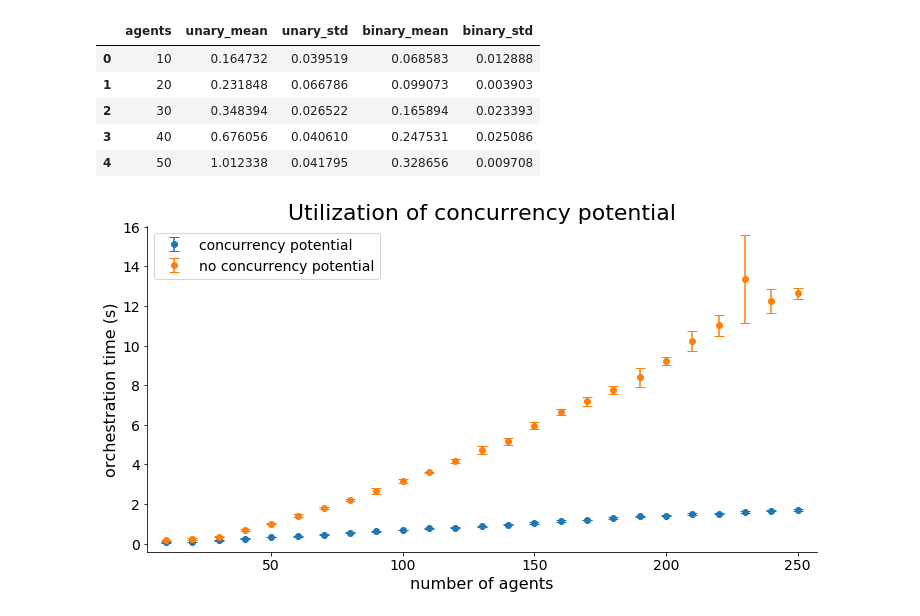
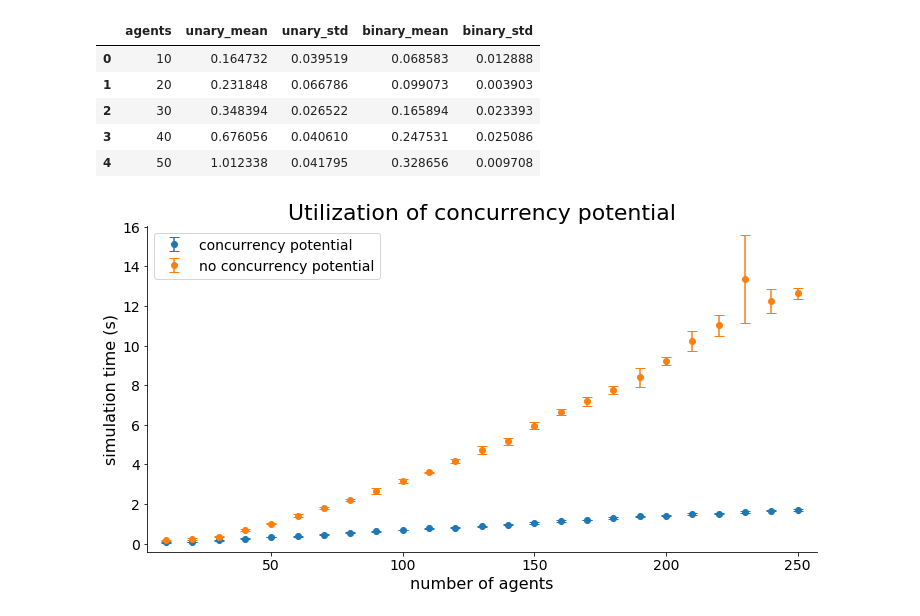
Before and after one commit to IBCNServices/oa, a Jupyter notebook: results/Concurrency potential.ipynb, the cells around one changed output. Saved outputs shown, nothing was run; the diff lists cells and outputs as text; code cells hidden in the pictures.

```diff
--- a/results/Concurrency potential.ipynb
+++ b/results/Concurrency potential.ipynb
@@ -1,5 +1,5 @@
 # %%
-BASEDIR = "/home/merlijn/PHD/PAPERS, PRESENTATIONS, CONFERENCES & PROPOSALS/Software: Practice and Experience/results"
+BASEDIR = "."
 
 import pandas
 data = pandas.read_csv(
@@ -74,37 +74,37 @@ def create_concurrency_potential_graph():
 
     ax.set_title("Utilization of concurrency potential", fontsize=22)
     ax.set_xlabel("number of agents")
-    ax.set_ylabel("orchestration time (s)")
+    ax.set_ylabel("simulation time (s)")
 
     ax.set_xticks(range(0, 251, 50))
     ax.set_yticks(np.arange(0, 17, 2))
 
     # Now put the actual data in the plot
     ax.errorbar(
         final.agents, final.binary_mean,  # https://stackoverflow.com/a/21989204/1588555
         yerr=final.binary_std,
         label="concurrency potential",
         linestyle='None',
         capsize=5,
         fmt='o'
     )
     ax.errorbar(
         final.agents, final.unary_mean,  # https://stackoverflow.com/a/21989204/1588555
         yerr=final.unary_std,
         label="no concurrency potential",
         linestyle='None',
         capsize=5,
         fmt='o'
     )
 
     ax.legend()
     ax.legend(loc=2, prop={'size': 14})
 
 
     ax.margins(0.03)
     # Save the plot to a file
     fig.savefig("concurrency_potential.pdf", bbox_inches="tight")
     fig.show()
 create_concurrency_potential_graph()
 # %% [output]
-[figure, old version]
+[figure, new version]
```
Also changed, not shown: 12 other files.
